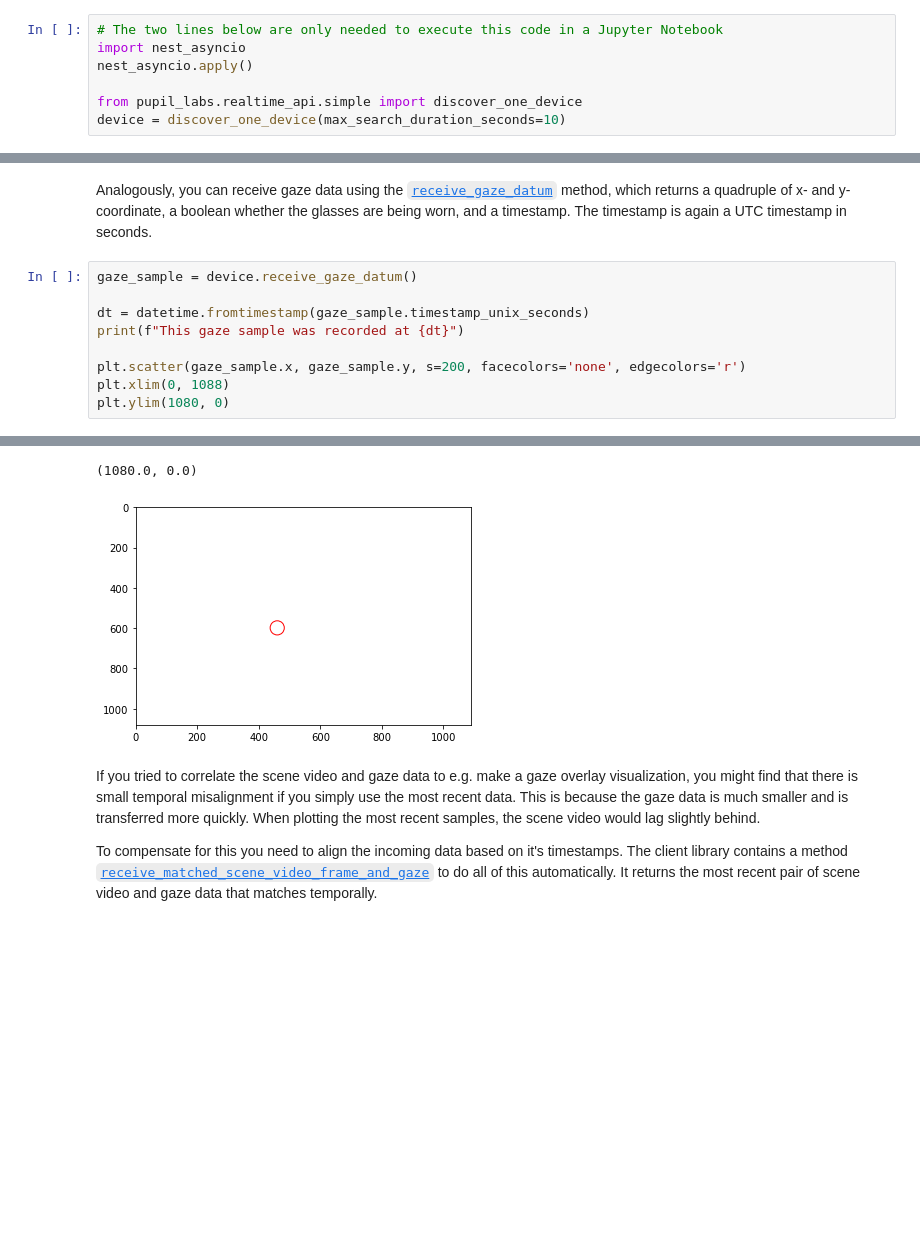
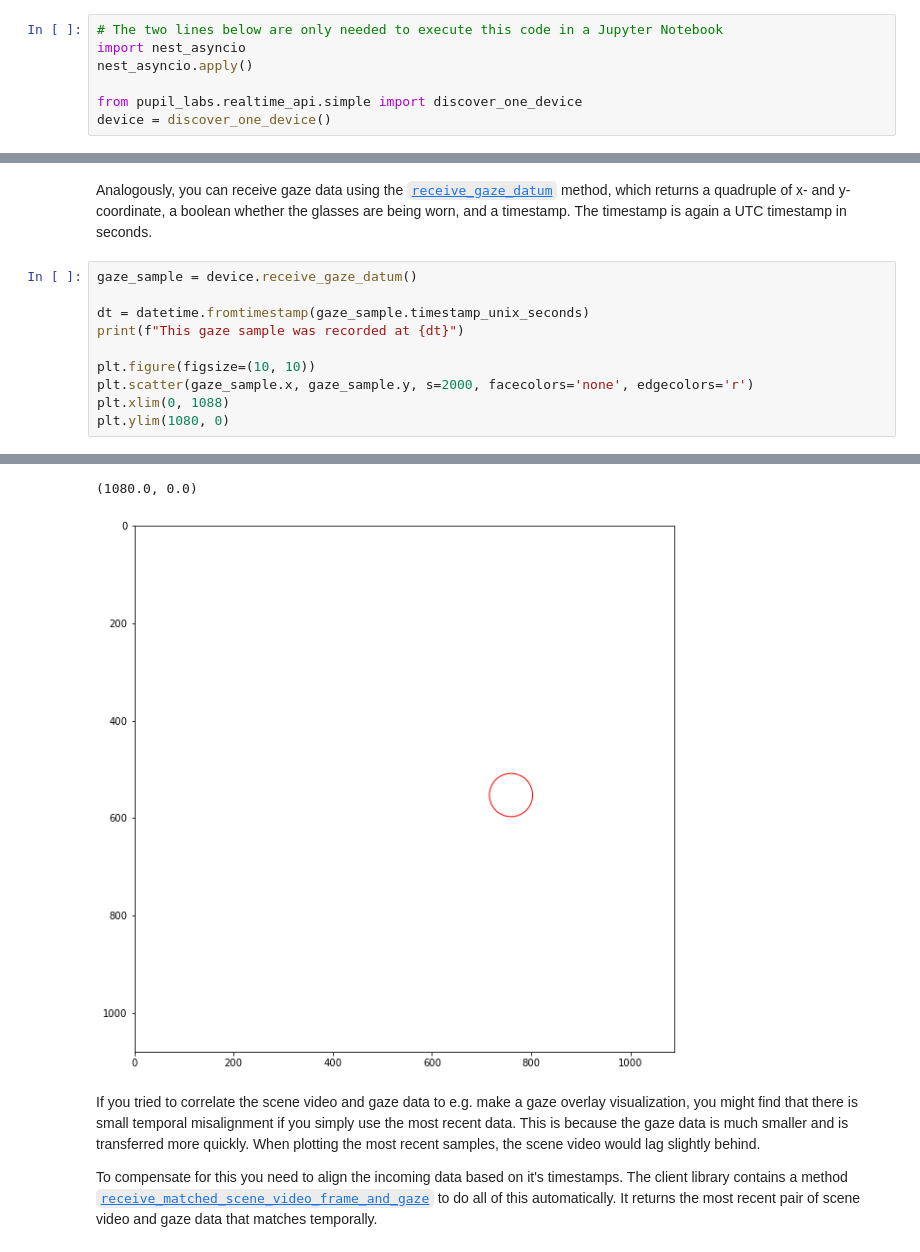
Before and after one commit to pupil-labs/pupil-docs, a Jupyter notebook: src/invisible/how-tos/integrate-with-the-real-time-api/introduction/README.ipynb, the cells around one changed output, grey strips where cells are left out. Cells and saved outputs as stored; diff of their text form; blank space fills up the shorter version.

Commit message:
Improved image resolution and fixed a link

```diff
--- a/src/invisible/how-tos/integrate-with-the-real-time-api/introduction/README.ipynb
+++ b/src/invisible/how-tos/integrate-with-the-real-time-api/introduction/README.ipynb
@@ -36,7 +36,7 @@ import nest_asyncio
 nest_asyncio.apply()
 
 from pupil_labs.realtime_api.simple import discover_one_device
-device = discover_one_device(max_search_duration_seconds=10)
+device = discover_one_device()
 # %% [markdown]
 With the device connected, you can check various properties of the Companion device and the Pupil Invisible Glasses:
 # %%
@@ -120,7 +122,8 @@ gaze_sample = device.receive_gaze_datum()
 dt = datetime.fromtimestamp(gaze_sample.timestamp_unix_seconds)
 print(f"This gaze sample was recorded at {dt}")
 
-plt.scatter(gaze_sample.x, gaze_sample.y, s=200, facecolors='none', edgecolors='r')
+plt.figure(figsize=(10, 10))
+plt.scatter(gaze_sample.x, gaze_sample.y, s=2000, facecolors='none', edgecolors='r')
 plt.xlim(0, 1088)
 plt.ylim(1080, 0)
 # %% [output]
@@ -128,5 +131,5 @@ This gaze sample was recorded at 2022-01-19 16:09:05.963011
 (1080.0, 0.0)
-[figure, old version]
+[figure, new version]
 # %% [markdown]
 If you tried to correlate the scene video and gaze data to e.g. make a gaze overlay visualization, you might find that there is small temporal misalignment if you simply use the most recent data.
 This is because the gaze data is much smaller and is transferred more quickly. When plotting the most recent samples, the scene video would lag slightly behind.
```
Also changed, not shown: parts of 5 cells of this notebook.
